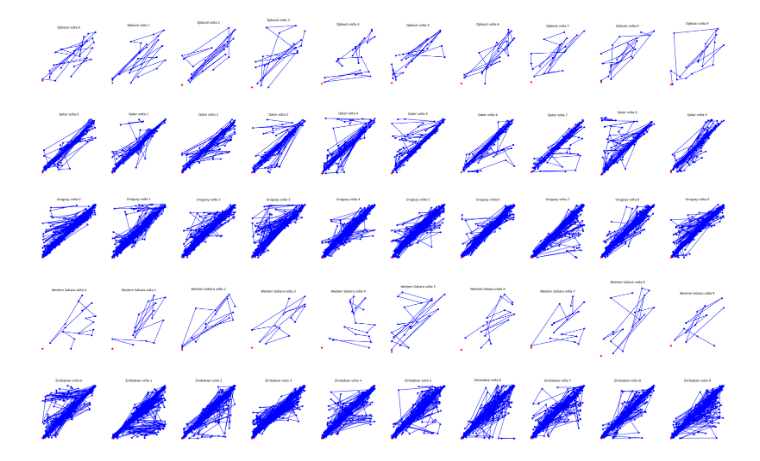
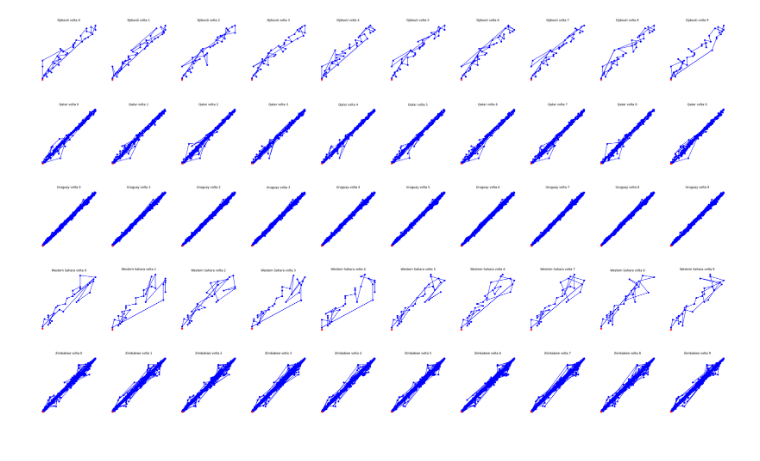
Before and after one commit to mascDriver/data-science, a Jupyter notebook: GEX637_Trabalho_4(refatorando)_–_Busca_Gulosa.ipynb, the cells around one changed output. Drawn from its saved outputs; the diff is of its cells as text; code cells hidden in the pictures.

```diff
--- a/GEX637_Trabalho_4(refatorando)_–_Busca_Gulosa.ipynb
+++ b/GEX637_Trabalho_4(refatorando)_–_Busca_Gulosa.ipynb
@@ -65,17 +65,19 @@ class GreedySearch():
     t = time.perf_counter()
 
     while(elapsed_time < elapsed_time_instance):
+      citys = np.arange(self.dimension)
+      city_random = np.random.randint(self.dimension)
+      citys = np.delete(citys, city_random)
+      citys = np.append(city_random, citys)
+      # citys = np.append(citys, city_random)
       while(False in self.selected_nodes):
         minimum = self.positive_inf
-        start = np.random.randint(self.dimension)
-        end = np.random.randint(self.dimension)
-        citys = np.arange(self.dimension)
-        city_random = np.random.randint(self.dimension)
-        citys = np.delete(citys, city_random)
-        citys = np.append(city_random, city_random)
+        start = city_random
+        end = 0
         for i in citys:
           if self.selected_nodes[i]:
-            for j in range(self.dimension):
+            np.random.shuffle(citys)
+            for j in citys:
               if not self.selected_nodes[j] and self.matrix_distance[i][j]>0:
                 if self.matrix_distance[i][j] < minimum:
                   minimum = self.matrix_distance[i][j]
@@ -90,8 +92,9 @@ class GreedySearch():
             self.result_route = np.append([[start, end]], self.result_route, axis=0)
           except:
             self.result_route = np.array([[start, end]])
-        self.result[end][start] = self.result[start][end]
+
       elapsed_time = time.perf_counter() - t
+    self.result_route = np.append(self.result_route, [self.result_route[0], self.result_route[-1]], axis=0)
 
   def calculate_quality(self):
     temp_route = np.append(self.result_route, [self.result_route[0]], axis=0)
@@ -116,38 +119,39 @@ def main():
   for filename in os.scandir(path):
     # if filename.name != 'wi29.tsp': continue
     tsp = Tsp() # instancia a class responsavel por arquivos tsp
     tsp.read_tsp(filename) # extrai os dados necessarios para utilizar no cod
     tsp.matrix() # cria matriz de distancias euclidianas
 
     quality = []
     time_execution = []
     fig, axes = plt.subplots(nrows=1, ncols=10, figsize=(50, 25))
     for _ in range(10):
       graph = GreedySearch(tsp.matrix_distance, tsp.dimension) # instancia busca gulosa
       t = time.perf_counter()
       graph.mst() # utiliza algoritmo arvore geradora minima para resolver problema
       graph.calculate_quality() # calcula qualidade encontrada no algoritmo anterior
       quality.append(graph.quality)
       time_execution.append(time.perf_counter() - t)
       axes[_].set_title(f'{instances[filename.name]} volta {_}')
       plot_tour(graph.result_route, axes[_])
+      # print(list(graph.result_route), '\n')
 
     resultados.append({
         'instancia': instances[filename.name],
         'autoria': 'Diogo.Baltazar',
         'algoritmo': 'BCGα',
         'q-medio': round(np.mean(quality)),
         'q-desvio': round(np.std(quality), 2),
         't-medio': round(np.mean(time_execution))
     })
   pd.DataFrame(resultados).to_csv('resultados.csv', index=False)
 main()
 # %% [output]
-[figure, old version]
+[figure, new version]
-[figure, old version]
+[figure, new version]
-[figure, old version]
+[figure, new version]
-[figure, old version]
+[figure, new version]
-[figure, old version]
+[figure, new version]
 # %%
 pd.read_csv('resultados.csv')
 # %% [output]
```
Also changed, not shown: parts of 2 cells of this notebook.
